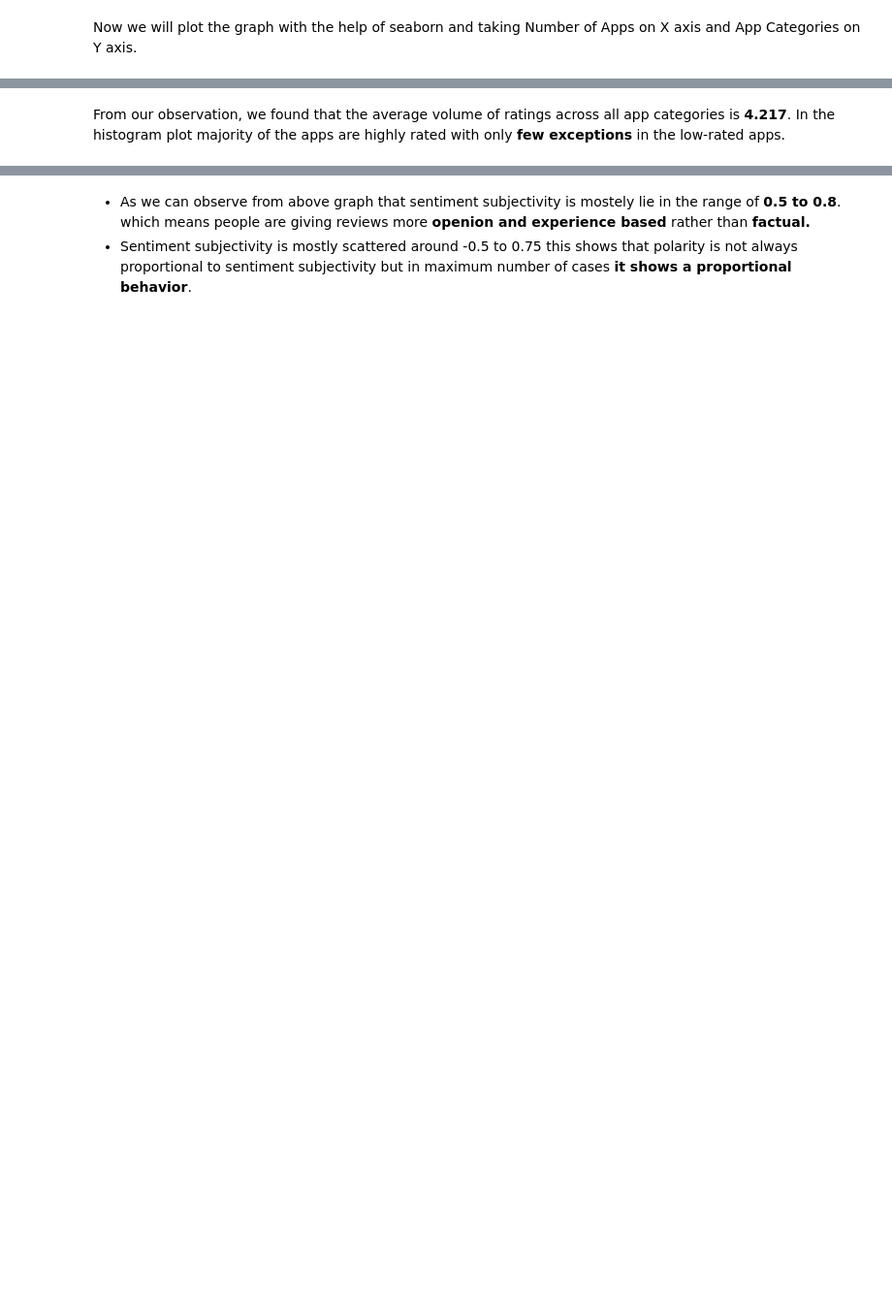
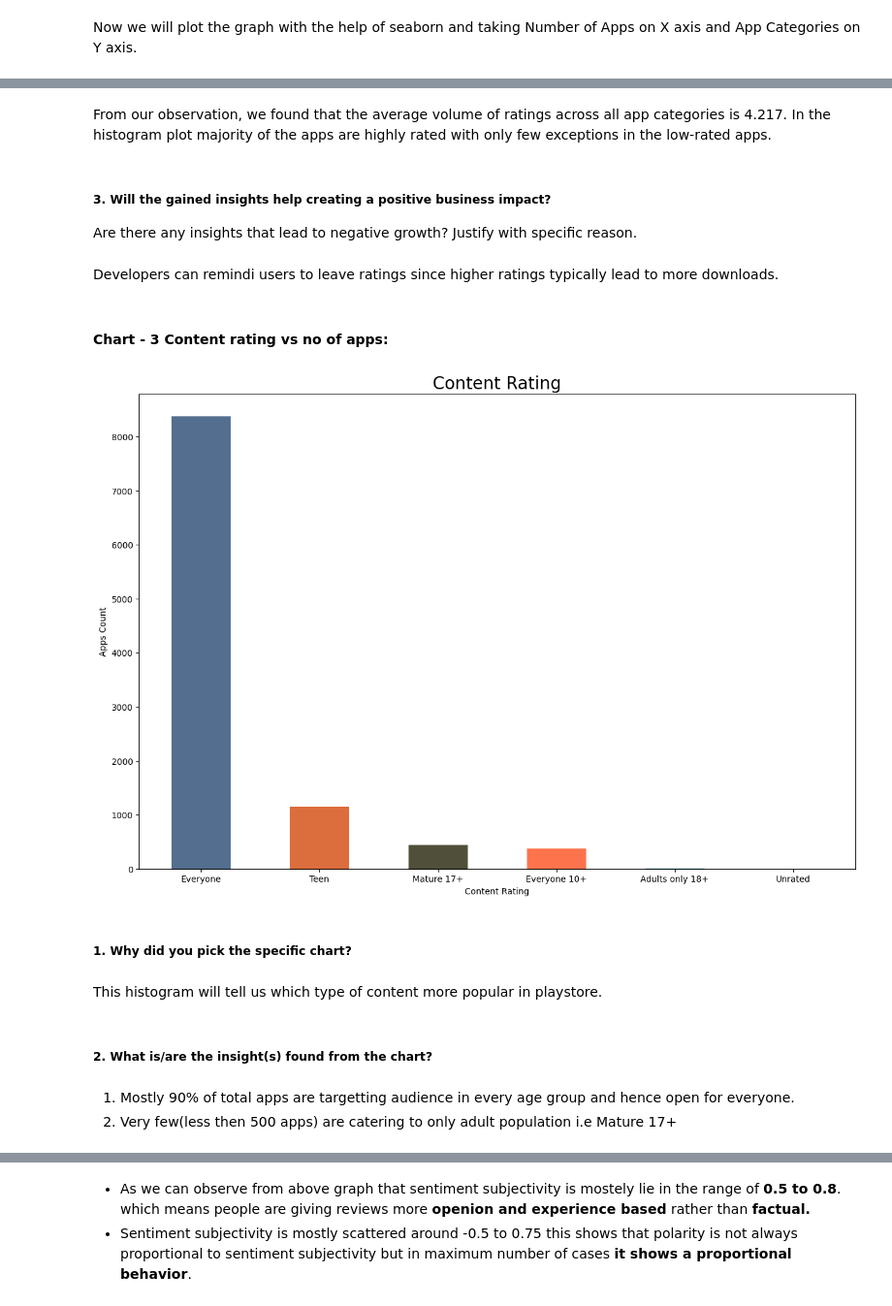
Before and after one commit to Ajay07pandey/play_store_app_review_system, a Jupyter notebook: play_store_app_review_system_.ipynb, the cells around one changed output, grey strips where cells are left out. Shown at 97% size. Drawn from its saved outputs; the diff is of its cells as text; code cells hidden in the pictures; blank space fills up the shorter version.

```diff
--- a/play_store_app_review_system_.ipynb
+++ b/play_store_app_review_system_.ipynb
@@ -586,3 +676,36 @@ Average Rating 4.21788130678523
 # %% [markdown]
-From our observation, we found that the average volume of ratings across all app categories is **4.217**.
-In the histogram plot majority of the apps are highly rated with only **few exceptions** in the low-rated apps.
+From our observation, we found that the average volume of ratings across all app categories is 4.217. In the histogram plot majority of the apps are highly rated with only few exceptions in the low-rated apps.
+# %% [markdown]
+##### 3. Will the gained insights help creating a positive business impact?
+Are there any insights that lead to negative growth? Justify with specific reason.
+# %% [markdown]
+Developers can remindi users to leave ratings since higher ratings typically lead to more downloads.
+# %% [markdown]
+#### Chart - 3 **Content rating vs no of apps:**
+# %%
+#Let's find out the relation between content rating and app count!
+abc = df_data['Content Rating'].value_counts().index
+xyz = df_data['Content Rating'].value_counts()
+#creating empty lists to append elements
+abc_list = []
+xyz_list = []
+for i in range(len(abc)):
+    abc_list.append(abc[i])
+    xyz_list.append(xyz[i])
+# %%
+plt.figure(figsize=(15,10))
+plt.bar(abc_list,xyz_list,width=0.5,color=['#294A73','#D4480B','#242307','#FD511F','#158EA6','#E82865'], alpha=0.8);
+plt.title('Content Rating',size = 20);
+plt.ylabel('Apps Count');
+plt.xlabel('Content Rating');
+# %% [output]
+[figure, added]
+# %% [markdown]
+##### 1. Why did you pick the specific chart?
+# %% [markdown]
+This histogram will tell us which type of content more popular in playstore.
+# %% [markdown]
+##### 2. What is/are the insight(s) found from the chart?
+# %% [markdown]
+1.   Mostly 90% of total apps are targetting audience in every age group and hence open for everyone.
+2.   Very few(less then 500 apps) are catering to only adult population i.e Mature 17+
```
Also changed, not shown: parts of 218 cells of this notebook.
